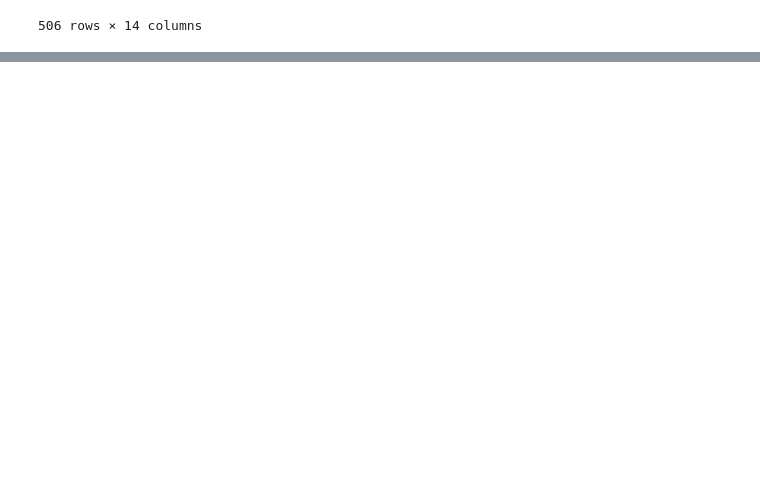
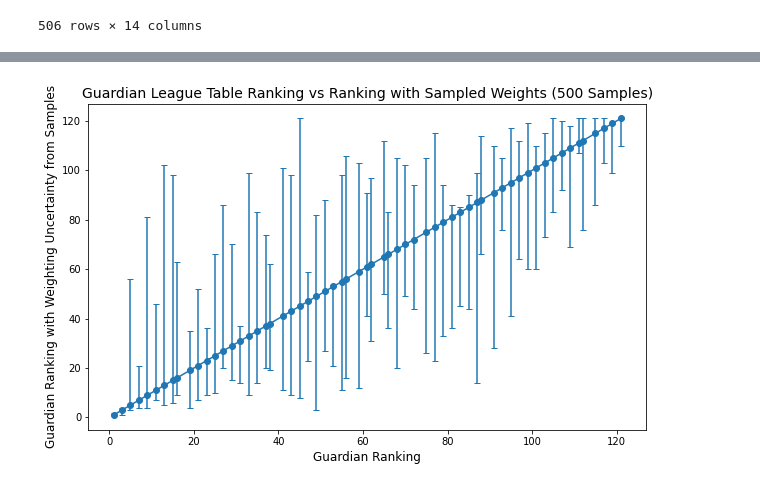
Before and after one commit to ethanhinton/University-League-Tables, a Jupyter notebook: correlation.ipynb, the cells around one changed output, grey strips where cells are left out. Saved outputs shown, nothing was run; the diff lists cells and outputs as text; code cells hidden in the pictures; blank space fills up the shorter version.

```diff
--- a/correlation.ipynb
+++ b/correlation.ipynb
@@ -433,0 +426,17 @@ apps = pd.DataFrame(apps).rename(index=apps_to_rankings)
+# %%
+# sampled weights rank change
+
+ranks = pd.read_csv('sample_rank.csv', index_col='Name of Provider')
+min_rank = []
+max_rank = []
+guardian_rank = []
+for i in range(len(ranks)):
+    if i % 2 == 0:
+        min_rank.append(abs(ranks['min rank'][i] - ranks['rank2021'][i]))
+        max_rank.append(abs(ranks['max rank'][i] - ranks['rank2021'][i]))
+        # min_rank.append(ranks['min rank'][i])
+        # max_rank.append(ranks['max rank'][i])
+        guardian_rank.append(ranks['rank2021'][i])
+print(guardian_rank)
+print(min_rank)
+print(max_rank)
@@ -433,0 +447,12 @@ apps = pd.DataFrame(apps).rename(index=apps_to_rankings)
+# %%
+fig, ax = plt.subplots(figsize=(10,6))
+
+ax.scatter(guardian_rank, guardian_rank)
+ax.errorbar(guardian_rank, guardian_rank, yerr=(min_rank, max_rank), capsize=3)
+ax.set_xlabel('Guardian Ranking', fontsize=12)
+ax.set_ylabel('Guardian Ranking with Weighting Uncertainty from Samples', fontsize=12)
+ax.set_title('Guardian League Table Ranking vs Ranking with Sampled Weights (500 Samples)', fontsize=14)
+# plt.savefig('Report/Figures/sampled_table_rankings.png', dpi=1200)
+plt.show()
+# %% [output]
+[figure, added]
```
Also changed, not shown: parts of 21 cells of this notebook, 6 other files.
